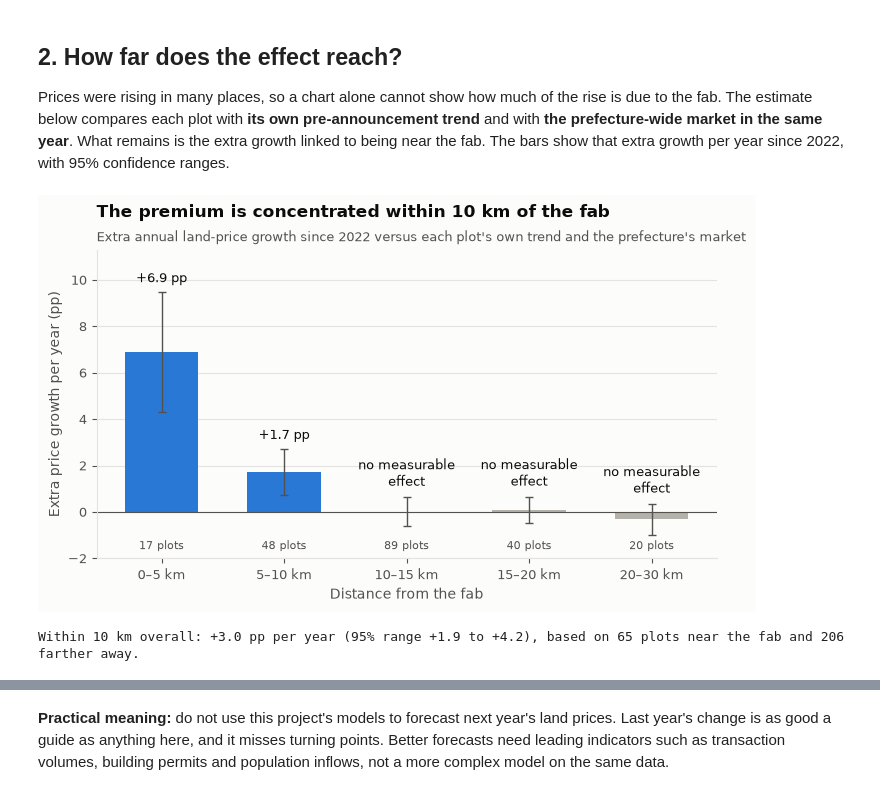
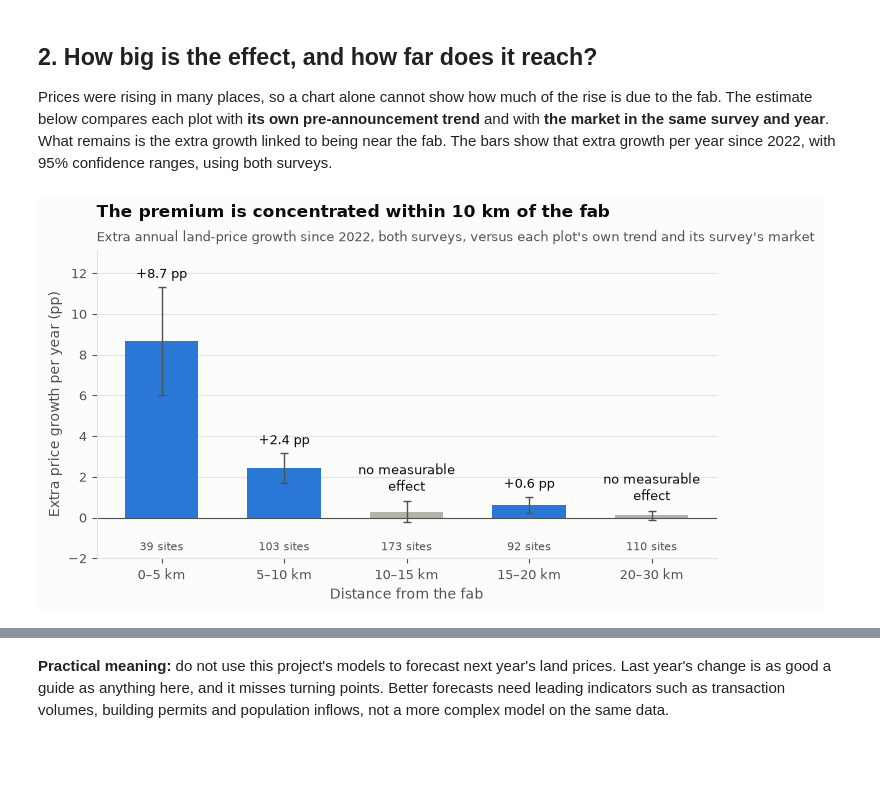
Before and after one commit to SarthakDT/jasm_real_estate_spatial_ML, a Jupyter notebook: notebooks/findings.ipynb, the cells around one changed output, grey strips where cells are left out. Saved outputs shown, nothing was run; the diff lists cells and outputs as text; code cells hidden in the pictures; blank space fills up the shorter version.

```diff
--- a/notebooks/findings.ipynb
+++ b/notebooks/findings.ipynb
@@ -52,30 +56,23 @@ display(Image(filename=fab_impact.BANDS_FIGURE))
 # %% [markdown]
-## 2. How far does the effect reach?
+## 2. How big is the effect, and how far does it reach?
 
-Prices were rising in many places, so a chart alone cannot show how much of the rise is due to the fab. The estimate below compares each plot with **its own pre-announcement trend** and with **the prefecture-wide market in the same year**. What remains is the extra growth linked to being near the fab. The bars show that extra growth per year since 2022, with 95% confidence ranges.
+Prices were rising in many places, so a chart alone cannot show how much of the rise is due to the fab. The estimate below compares each plot with **its own pre-announcement trend** and with **the market in the same survey and year**. What remains is the extra growth linked to being near the fab. The bars show that extra growth per year since 2022, with 95% confidence ranges, using both surveys.
 # %%
 fig, ax = plot_style.figure(8, 4)
 significant = rings["p_value"] < 0.05
 colors = [plot_style.SERIES if s else "#b4b2ab" for s in significant]
 ax.bar(rings["ring"], rings["estimate_pp"], color=colors, width=0.6,
        yerr=[rings["estimate_pp"] - rings["ci_low"], rings["ci_high"] - rings["estimate_pp"]],
        error_kw={"ecolor": plot_style.TEXT_SECONDARY, "elinewidth": 1, "capsize": 3})
 ax.axhline(0, color=plot_style.TEXT_SECONDARY, linewidth=0.8)
-for x, (est, high, sig, n) in enumerate(zip(rings["estimate_pp"], rings["ci_high"], significant, rings["n_plots"])):
+for x, (est, high, sig, n) in enumerate(zip(rings["estimate_pp"], rings["ci_high"], significant, rings["n_sites"])):
     label = f"{est:+.1f} pp" if sig else "no measurable\neffect"
     ax.text(x, max(high, 0) + 0.3, label, ha="center", va="bottom", fontsize=9, color=plot_style.TEXT)
-    ax.text(x, -1.6, f"{n} plots", ha="center", fontsize=8, color=plot_style.TEXT_SECONDARY)
+    ax.text(x, -1.6, f"{n} sites", ha="center", fontsize=8, color=plot_style.TEXT_SECONDARY)
 ax.set_ylim(-2, rings["ci_high"].max() + 1.8)
 ax.set_ylabel("Extra price growth per year (pp)")
 ax.set_xlabel("Distance from the fab")
 plot_style.title(ax, "The premium is concentrated within 10 km of the fab",
-                 "Extra annual land-price growth since 2022 versus each plot's own trend and the prefecture's market")
+                 "Extra annual land-price growth since 2022, both surveys, versus each plot's own trend and its survey's market")
 # %% [output]
-[figure, old version]
+[figure, new version]
-# %%
-main = did["main"]
-print(f"Within 10 km overall: {main['estimate_pp']:+.1f} pp per year "
-      f"(95% range {main['ci_low']:+.1f} to {main['ci_high']:+.1f}), based on {main['n_near_plots']} plots near the fab "
-      f"and {main['n_plots'] - main['n_near_plots']} farther away.")
-# %% [output]
-Within 10 km overall: +3.0 pp per year (95% range +1.9 to +4.2), based on 65 plots near the fab and 206 farther away.
```
Also changed, not shown: parts of 27 cells of this notebook, 5 other files.
